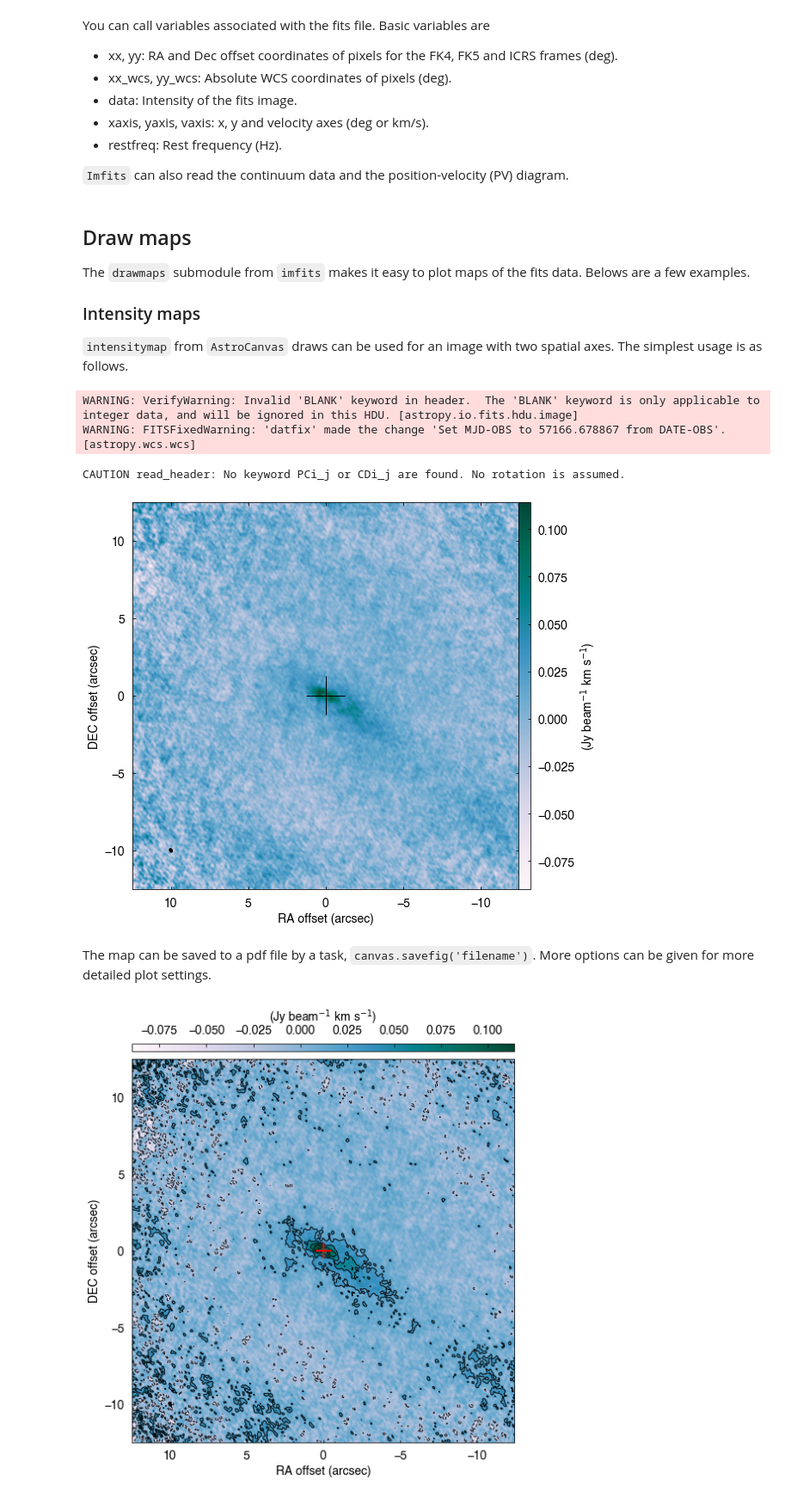
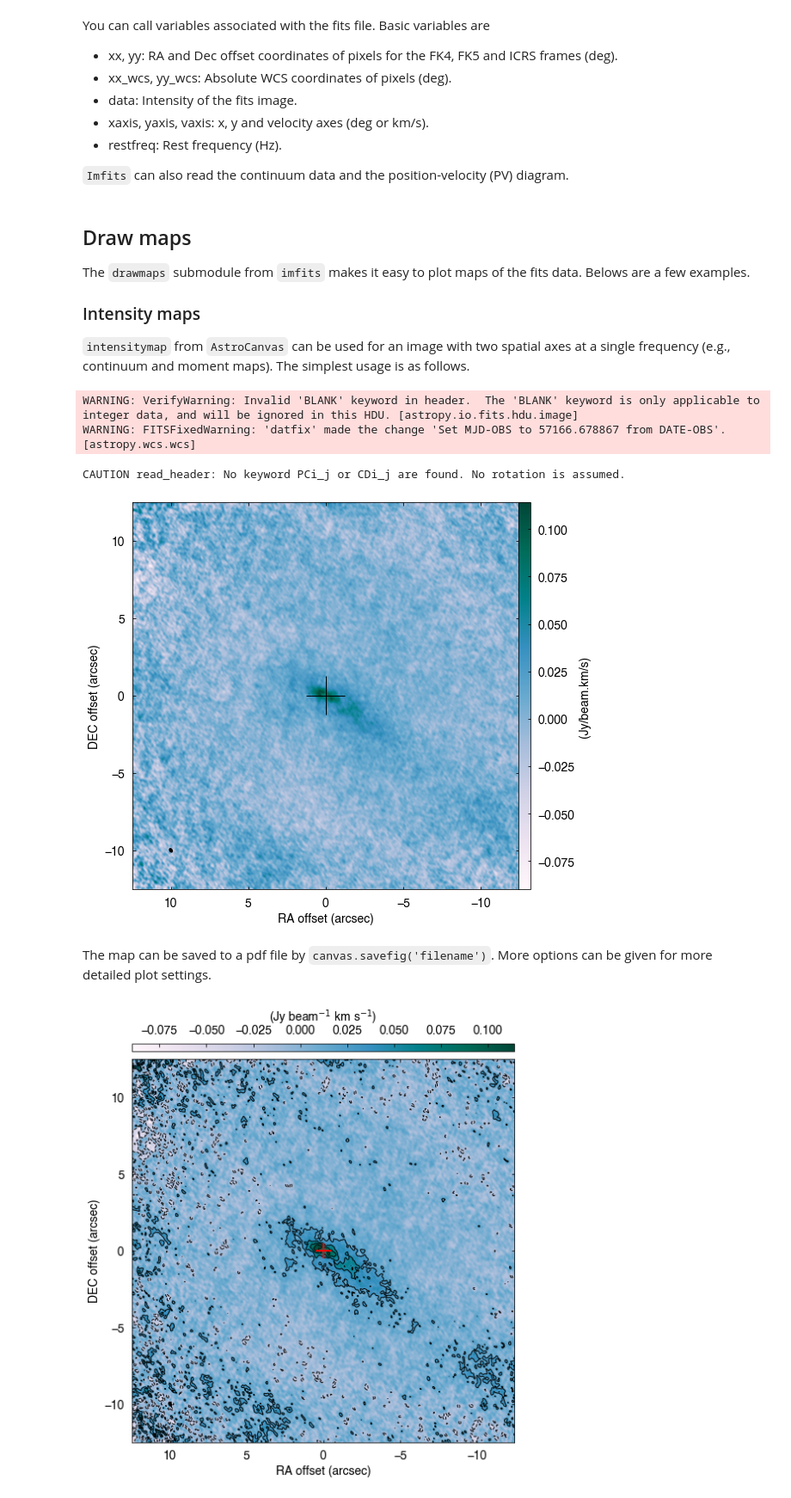
Before and after one commit to jinshisai/imfits, a Jupyter notebook: docs/tutorials/demo_basic.ipynb, the cells around one changed output. Shown at 86% size. Cells and saved outputs as stored; diff of their text form; code cells hidden in the pictures.

```diff
--- a/docs/tutorials/demo_basic.ipynb
+++ b/docs/tutorials/demo_basic.ipynb
@@ -50,26 +50,26 @@ The `drawmaps` submodule from `imfits` makes it easy to plot maps of the fits da
 
 ### Intensity maps
 
-`intensitymap` from `AstroCanvas` draws can be used for an image with two spatial axes. The simplest usage is as follows.
+`intensitymap` from `AstroCanvas` can be used for an image with two spatial axes at a single frequency (e.g., continuum and moment maps). The simplest usage is as follows.
 # %%
 # import module
 from imfits import drawmaps as dm
 
 # read file
 f = 'l1489.c18o.contsub.gain01.rbp05.mlt100.cf15.pbcor.mom0.trimed.fits' # moment zero map
 im = Imfits(f)
 
 # make plot
 canvas = dm.AstroCanvas((1,1)) # Define a canvas where an image is plotted. Give (n_row, _col).
-canvas.intensitymap(im, cbarlabel=r'(Jy beam$^{-1}$ km s$^{-1}$)')
+canvas.intensitymap(im)
 plt.show()
 # %% [output]
 WARNING: VerifyWarning: Invalid 'BLANK' keyword in header.  The 'BLANK' keyword is only applicable to integer data, and will be ignored in this HDU. [astropy.io.fits.hdu.image]
 WARNING: FITSFixedWarning: 'datfix' made the change 'Set MJD-OBS to 57166.678867 from DATE-OBS'. [astropy.wcs.wcs]
 CAUTION read_header: No keyword PCi_j or CDi_j are found. No rotation is assumed.
-[figure, old version]
+[figure, new version]
 # %% [markdown]
-The map can be saved to a pdf file by a task, `canvas.savefig('filename')`. More options can be given for more detailed plot settings.
+The map can be saved to a pdf file by `canvas.savefig('filename')`. More options can be given for more detailed plot settings.
 # %%
 # rms of the map
 rms = 8.e-3 # Jy/beam
```
Also changed, not shown: parts of 3 cells of this notebook, 2 other files.
